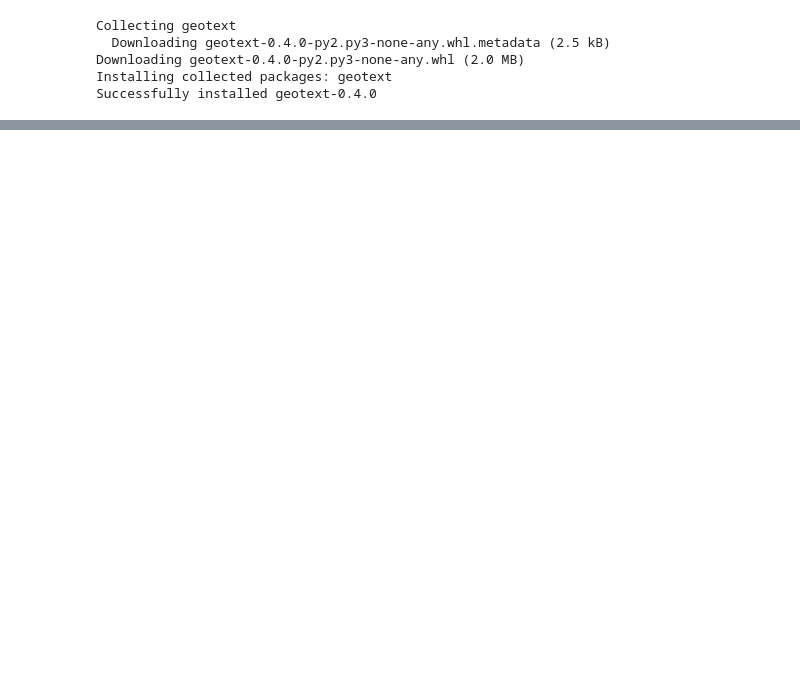
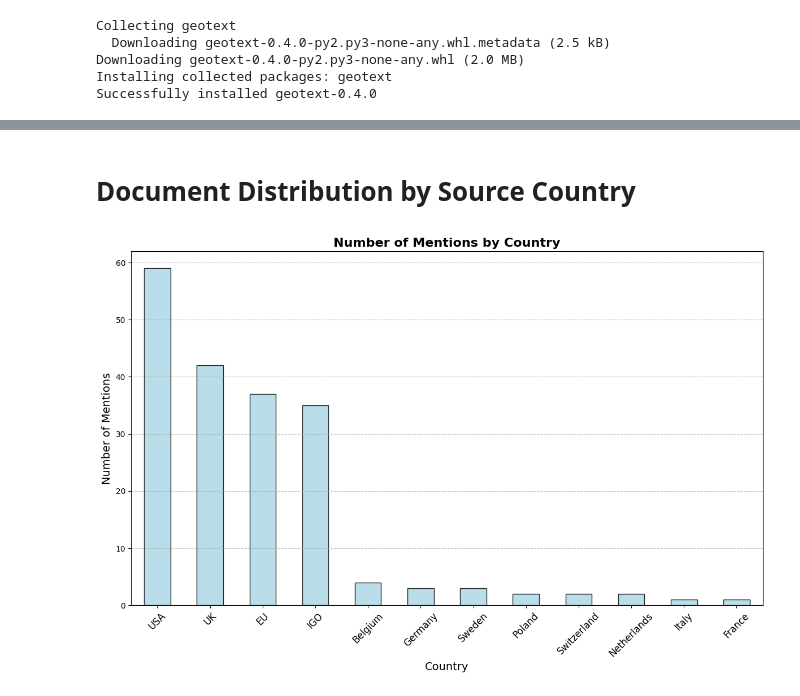
Before and after one commit to kjh8331267/AI_policy_analysis, a Jupyter notebook: 3_Exploratory_data_analysis.ipynb, the cells around one changed output, grey strips where cells are left out. Cells and saved outputs as stored; diff of their text form; code cells hidden in the pictures; blank space fills up the shorter version.

```diff
--- a/3_Exploratory_data_analysis.ipynb
+++ b/3_Exploratory_data_analysis.ipynb
@@ -108,30 +68,0 @@ print(df[['Cleaned Text', 'Extracted Countries String']].head())
-# %%
-from geotext import GeoText
-import pandas as pd
-
-# Your DataFrame
-df = data  # Make sure that 'data' contains your DataFrame
-
-# Specify the name of the column containing the text
-text_column = 'text'
-
-# Checking for a column with text
-if text_column in df.columns:
-    # Function for extracting countries
-    def extract_countries_from_text(text):
-        places = GeoText(text)
-        return list(places.countries)  # Returning the list of countries
-
-    # Applying a function to a column with text
-    df['Extracted Countries'] = df[text_column].apply(lambda x: extract_countries_from_text(str(x)))
-
-    # Converting a list of countries to a string (for easy display)
-    df['Extracted Countries String'] = df['Extracted Countries'].apply(lambda x: ', '.join(x))
-
-    # Saving the result in CSV (optional)
-    df[['text', 'Extracted Countries String']].to_csv('extracted_countries.csv', index=False)
-
-    # Output of the first lines with the extracted countries
-    print(df[['text', 'Extracted Countries String']].head())
-else:
-    print(f"Колонка '{text_column}' не найдена в DataFrame.")
@@ -259,0 +69,19 @@ plt.show()
+# %% [markdown]
+# **Document Distribution by Source Country**
+# %%
+import matplotlib.pyplot as plt
+from geotext import GeoText
+country_counts = df['Source Country'].value_counts()  # Counting the number of mentions by country
+country_counts = country_counts.sort_values(ascending=False)  # Sorting by the number of mentions
+# Building the chart
+plt.figure(figsize=(12, 8))
+country_counts.plot(kind='bar', color='lightblue', edgecolor='black', alpha=0.85)
+plt.title('Number of Mentions by Country', fontsize=16, fontweight='bold')
+plt.xlabel('Country', fontsize=14)
+plt.ylabel('Number of Mentions', fontsize=14)
+plt.xticks(rotation=45, fontsize=12)
+plt.grid(axis='y', linestyle='--', alpha=0.7)
+plt.tight_layout()
+plt.show()
+# %% [output]
+[figure, added]
```
Also changed, not shown: parts of 13 cells of this notebook.
